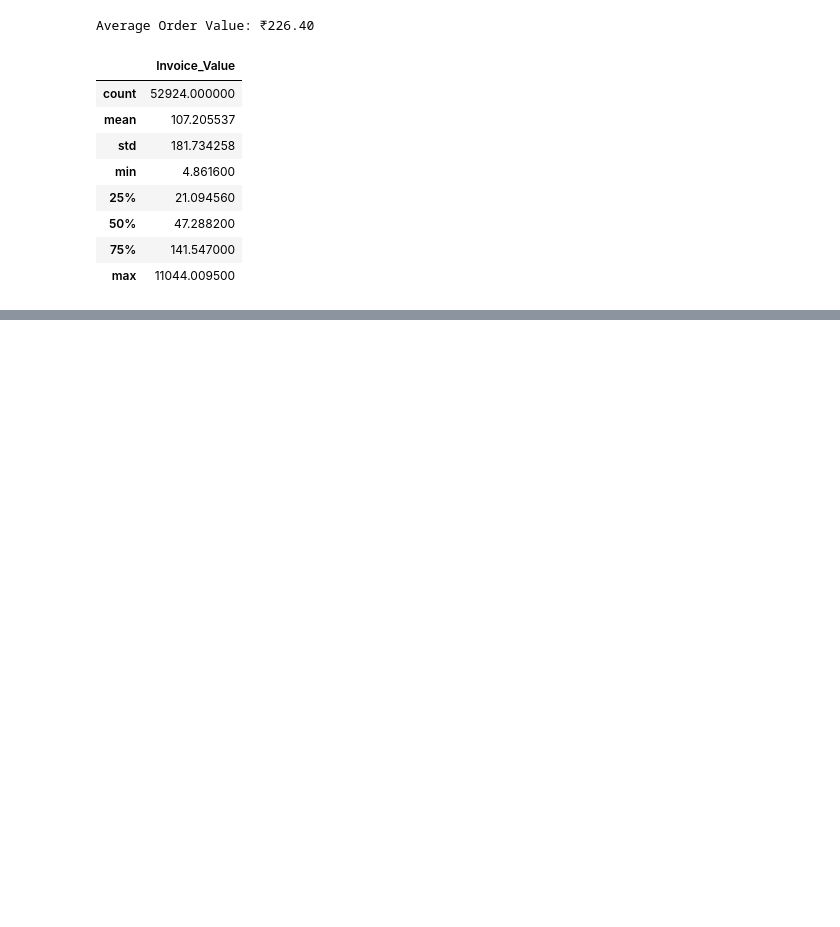
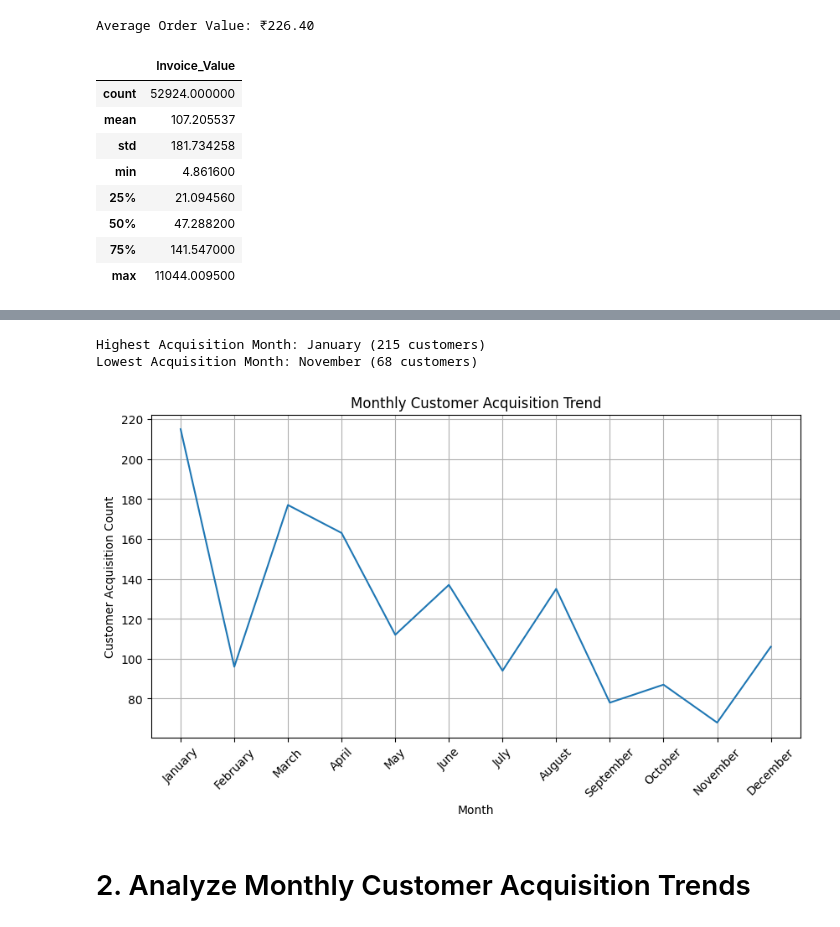
Before and after one commit to anp2/Declarative-Pipeline, a Jupyter notebook: EcommProj.ipynb, the cells around one changed output, grey strips where cells are left out. Cells and saved outputs as stored; diff of their text form; code cells hidden in the pictures; blank space fills up the shorter version.

```diff
--- a/EcommProj.ipynb
+++ b/EcommProj.ipynb
@@ -767,0 +795,6 @@ merged_df[['Invoice_Value']].describe()
+# %%
+# Extract Month
+customer_acquisition['Acquisition_Month'] = (
+    customer_acquisition['First_Purchase_Date']
+    .dt.month_name()
+)
@@ -767,0 +810,8 @@ merged_df[['Invoice_Value']].describe()
+# %%
+# Count Customer Acquisitions by Month
+monthly_acquisition = (
+    customer_acquisition
+    .groupby('Acquisition_Month')
+    .size()
+    .reset_index(name='Customer_Count')
+)
@@ -767,0 +870,48 @@ merged_df[['Invoice_Value']].describe()
+# %%
+# Identify Highest and Lowest Acquisition Months
+highest_month = monthly_acquisition.loc[
+    monthly_acquisition['Customer_Count'].idxmax()
+]
+
+lowest_month = monthly_acquisition.loc[
+    monthly_acquisition['Customer_Count'].idxmin()
+]
+
+print(
+    f"Highest Acquisition Month: "
+    f"{highest_month['Acquisition_Month']} "
+    f"({highest_month['Customer_Count']} customers)"
+)
+
+print(
+    f"Lowest Acquisition Month: "
+    f"{lowest_month['Acquisition_Month']} "
+    f"({lowest_month['Customer_Count']} customers)"
+)
+# %% [output]
+Highest Acquisition Month: January (215 customers)
+Lowest Acquisition Month: November (68 customers)
+# %%
+# Visualize the Trend
+import matplotlib.pyplot as plt
+
+plt.figure(figsize=(10,5))
+
+plt.plot(
+    monthly_acquisition['Acquisition_Month'],
+    monthly_acquisition['Customer_Count']
+)
+
+plt.xticks(rotation=45)
+
+plt.xlabel('Month')
+
+plt.ylabel('Customer Acquisition Count')
+
+plt.title('Monthly Customer Acquisition Trend')
+
+plt.grid(True)
+
+plt.show()
+# %% [output]
+[figure, added]
@@ -767,0 +924,2 @@ merged_df[['Invoice_Value']].describe()
+# %% [markdown]
+# 2. Analyze Monthly Customer Acquisition Trends
```
Also changed, not shown: parts of 33 cells of this notebook.
